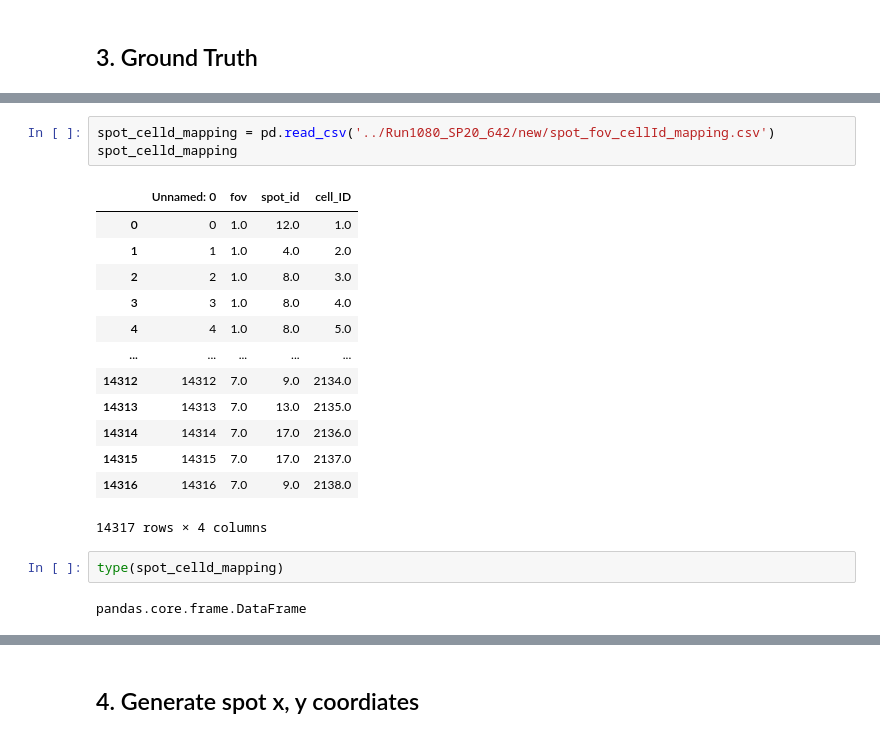
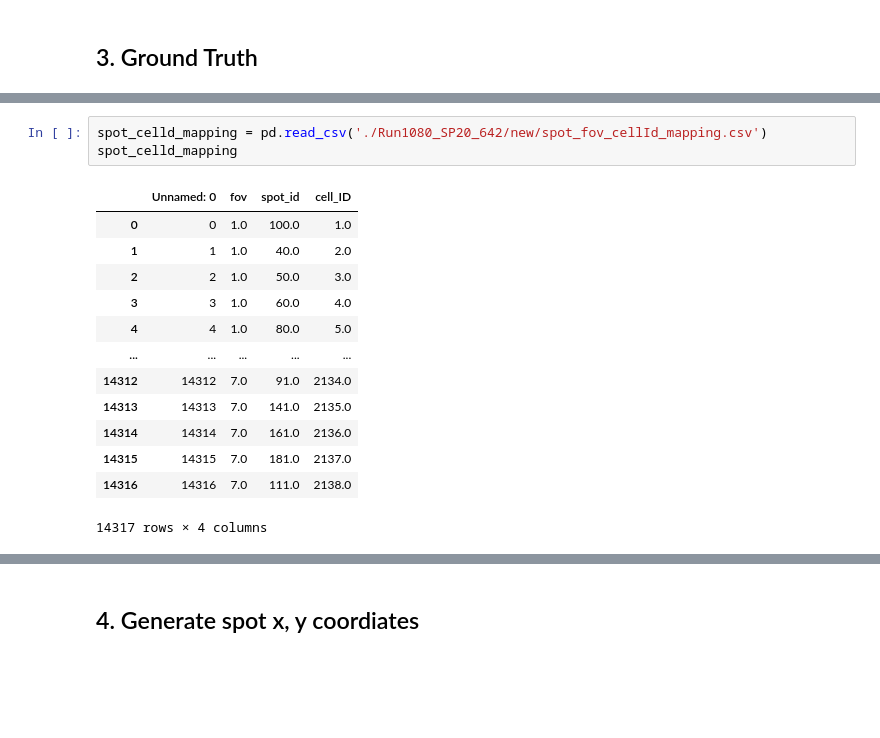
Before and after one commit to OmicsML/SpatialCTD, a Jupyter notebook: pseudo_spot_generation/kidney/Run1080_SP20_642_generate.ipynb, the cells around one changed output, grey strips where cells are left out. Saved outputs shown, nothing was run; the diff lists cells and outputs as text; blank space fills up the shorter version.

```diff
--- a/pseudo_spot_generation/kidney/Run1080_SP20_642_generate.ipynb
+++ b/pseudo_spot_generation/kidney/Run1080_SP20_642_generate.ipynb
@@ -1124,21 +653,17 @@ ground_truth_table
 # %%
-spot_celld_mapping = pd.read_csv('../Run1080_SP20_642/new/spot_fov_cellId_mapping.csv')
+spot_celld_mapping = pd.read_csv('./Run1080_SP20_642/new/spot_fov_cellId_mapping.csv')
 spot_celld_mapping
 # %% [output]
 |  | Unnamed: 0 | fov | spot_id | cell_ID |
-| 0 | 0 | 1.0 | 12.0 | 1.0 |
-| 1 | 1 | 1.0 | 4.0 | 2.0 |
-| 2 | 2 | 1.0 | 8.0 | 3.0 |
-| 3 | 3 | 1.0 | 8.0 | 4.0 |
-| 4 | 4 | 1.0 | 8.0 | 5.0 |
+| 0 | 0 | 1.0 | 100.0 | 1.0 |
+| 1 | 1 | 1.0 | 40.0 | 2.0 |
+| 2 | 2 | 1.0 | 50.0 | 3.0 |
+| 3 | 3 | 1.0 | 60.0 | 4.0 |
+| 4 | 4 | 1.0 | 80.0 | 5.0 |
 | ... | ... | ... | ... | ... |
-| 14312 | 14312 | 7.0 | 9.0 | 2134.0 |
-| 14313 | 14313 | 7.0 | 13.0 | 2135.0 |
-| 14314 | 14314 | 7.0 | 17.0 | 2136.0 |
-| 14315 | 14315 | 7.0 | 17.0 | 2137.0 |
-| 14316 | 14316 | 7.0 | 9.0 | 2138.0 |
+| 14312 | 14312 | 7.0 | 91.0 | 2134.0 |
+| 14313 | 14313 | 7.0 | 141.0 | 2135.0 |
+| 14314 | 14314 | 7.0 | 161.0 | 2136.0 |
+| 14315 | 14315 | 7.0 | 181.0 | 2137.0 |
+| 14316 | 14316 | 7.0 | 111.0 | 2138.0 |
 14317 rows × 4 columns
-# %%
-type(spot_celld_mapping)
-# %% [output]
-pandas.core.frame.DataFrame
```
Also changed, not shown: parts of 108 cells of this notebook, 4 other files.
